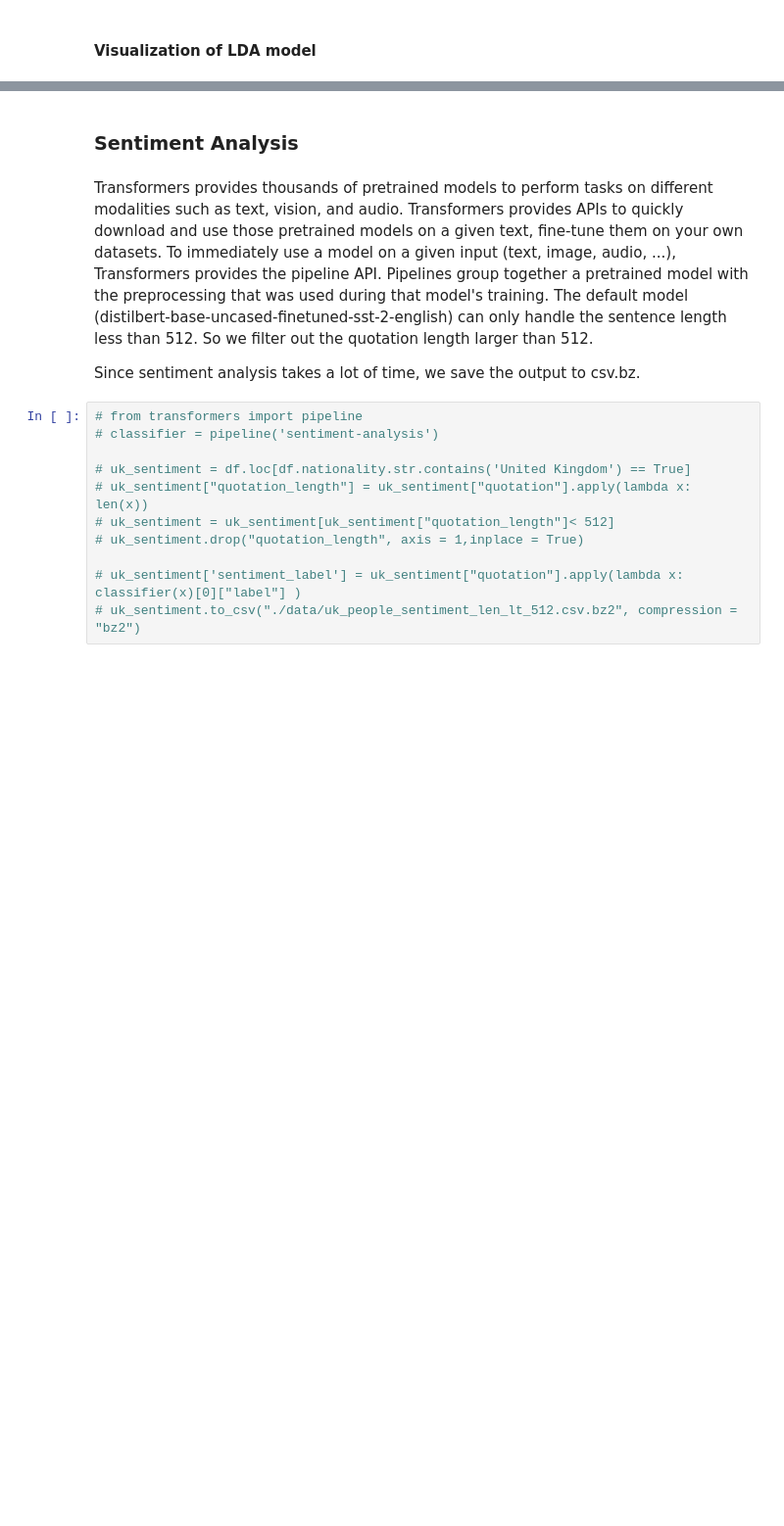
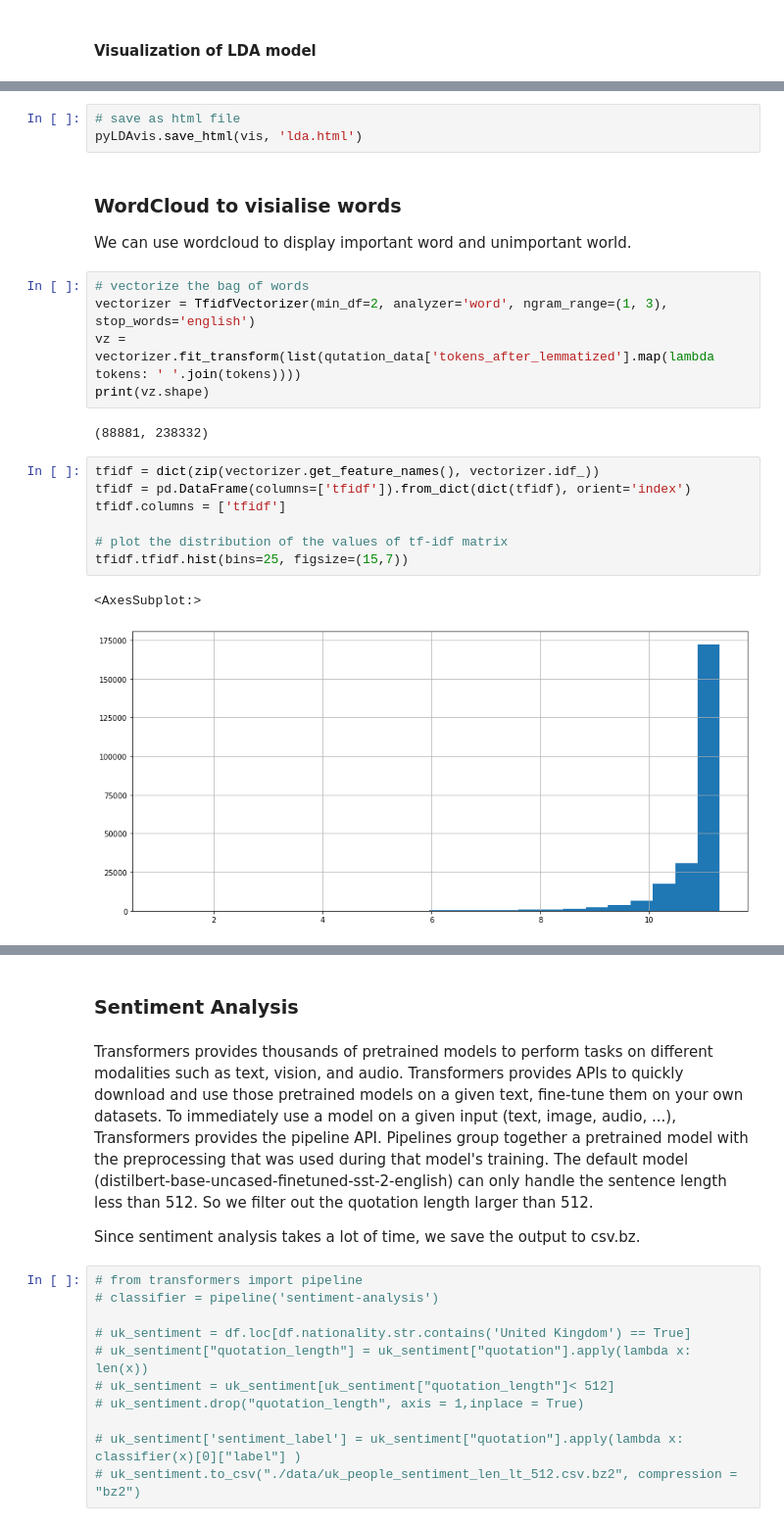
Before and after one commit to epfl-ada/ada-2021-project-skrw, a Jupyter notebook: Milestone_3.ipynb, the cells around one changed output, grey strips where cells are left out. Shown at 98% size. Cells and saved outputs as stored; diff of their text form; blank space fills up the shorter version.

```diff
--- a/Milestone_3.ipynb
+++ b/Milestone_3.ipynb
@@ -398,3 +431,26 @@ pyLDAvis.enable_notebook()
 pyLDAvis.display(vis)
 # %% [output]
 [interactive output not drawn]
+# %%
+# save as html file
+pyLDAvis.save_html(vis, 'lda.html')
+# %% [markdown]
+### WordCloud to visialise words
+We can use wordcloud to display important word and unimportant world.
+# %%
+# vectorize the bag of words
+vectorizer = TfidfVectorizer(min_df=2, analyzer='word', ngram_range=(1, 3), stop_words='english')
+vz = vectorizer.fit_transform(list(qutation_data['tokens_after_lemmatized'].map(lambda tokens: ' '.join(tokens))))
+print(vz.shape)
+# %% [output]
+(88881, 238332)
+# %%
+tfidf = dict(zip(vectorizer.get_feature_names(), vectorizer.idf_))
+tfidf = pd.DataFrame(columns=['tfidf']).from_dict(dict(tfidf), orient='index')
+tfidf.columns = ['tfidf']
+
+# plot the distribution of the values of tf-idf matrix
+tfidf.tfidf.hist(bins=25, figsize=(15,7))
+# %% [output]
+<AxesSubplot:>
+[figure, added]
```
Also changed, not shown: parts of 10 cells of this notebook, 1 other file.
